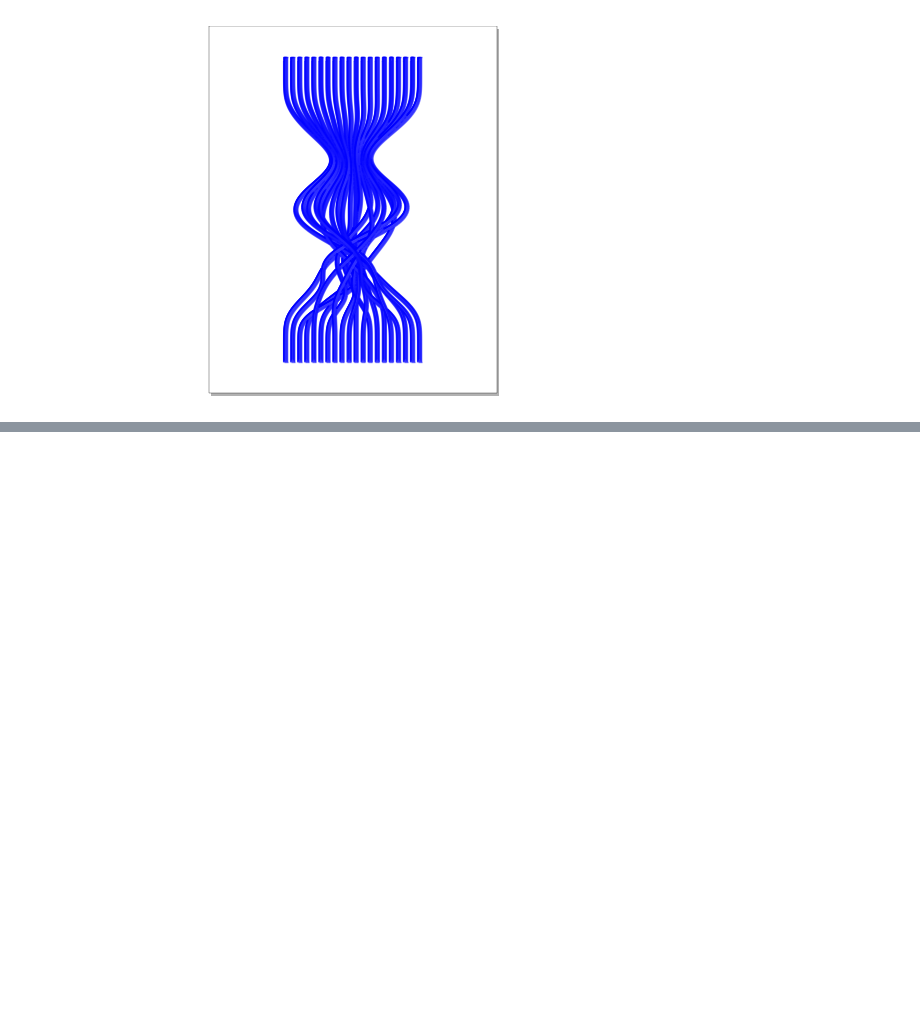
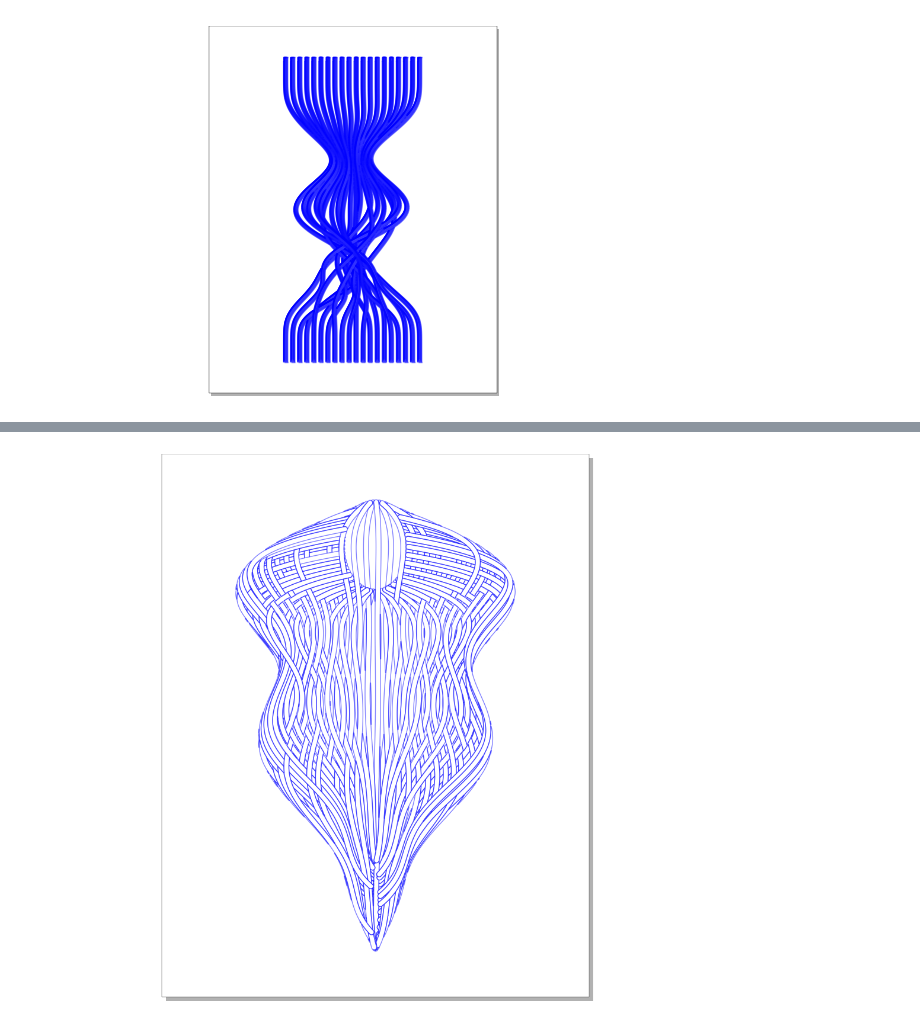
Before and after one commit to ANaka/brr, a Jupyter notebook: projects/dashing/dashing/20230401_weave.ipynb, the cells around one changed output, grey strips where cells are left out. Saved outputs shown, nothing was run; the diff lists cells and outputs as text; code cells hidden in the pictures; blank space fills up the shorter version.

```diff
--- a/projects/dashing/dashing/20230401_weave.ipynb
+++ b/projects/dashing/dashing/20230401_weave.ipynb
@@ -322,0 +404,7 @@ sk.save(fp)
+# %%
+gdf = polys_to_gdf(buffed)
+disjoint = chunked_pairwise_partition_polygons(
+    gdf,
+    chunk_size=10,
+    min_area=1e-2,
+    )
@@ -322,0 +494,34 @@ sk.save(fp)
+# %%
+
+disjoint = find_parent_polygons(disjoint=disjoint, original=gdf)
+
+disjoint = assign_random_order_to_adjacent_clusters(disjoint)
+# %%
+
+ngdf = merge_disjoint_polys(disjoint)
+ngdf = ngdf.explode(index_parts=False).reset_index(drop=True)
+
+# clean up with closing + opening
+buffer_value = 1e-1
+ngdf.geometry = ngdf.buffer(buffer_value).buffer(-buffer_value)
+ngdf.geometry = ngdf.buffer(-buffer_value).buffer(buffer_value)
+ngdf = ngdf.explode(index_parts=False).reset_index(drop=True)
+# %%
+
+ngdf['area'] = ngdf.area
+idx = (ngdf.area > 1e-9) & ~ngdf.is_empty
+idx = idx & (ngdf.geom_type == 'Polygon')
+# idx = idx & ngdf.is_valid
+ngdf = ngdf[idx]
+
+lss = [p.boundary for p in ngdf.geometry if p.boundary is not None]
+mls = merge_LineStrings(lss)
+# %%
+sk = vsketch.Vsketch()
+sk.scale('1mm')
+sk.penWidth('0.05mm')
+sk.size(paper.page_format_mm)
+sk.geometry(make_like(mls, drawbox))
+sk.display(fig_size=(12,12))
+# %% [output]
+[figure, added]
```
Also changed, not shown: parts of 14 cells of this notebook, 1 other file.
